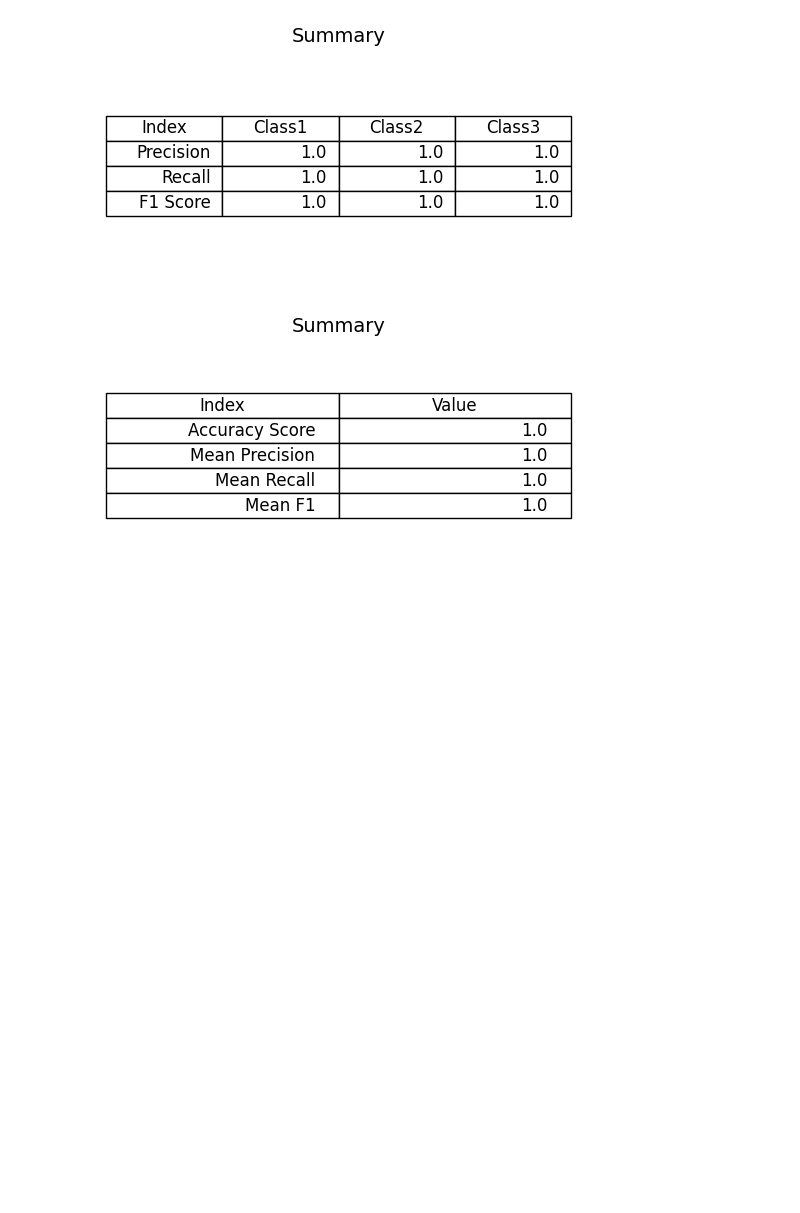
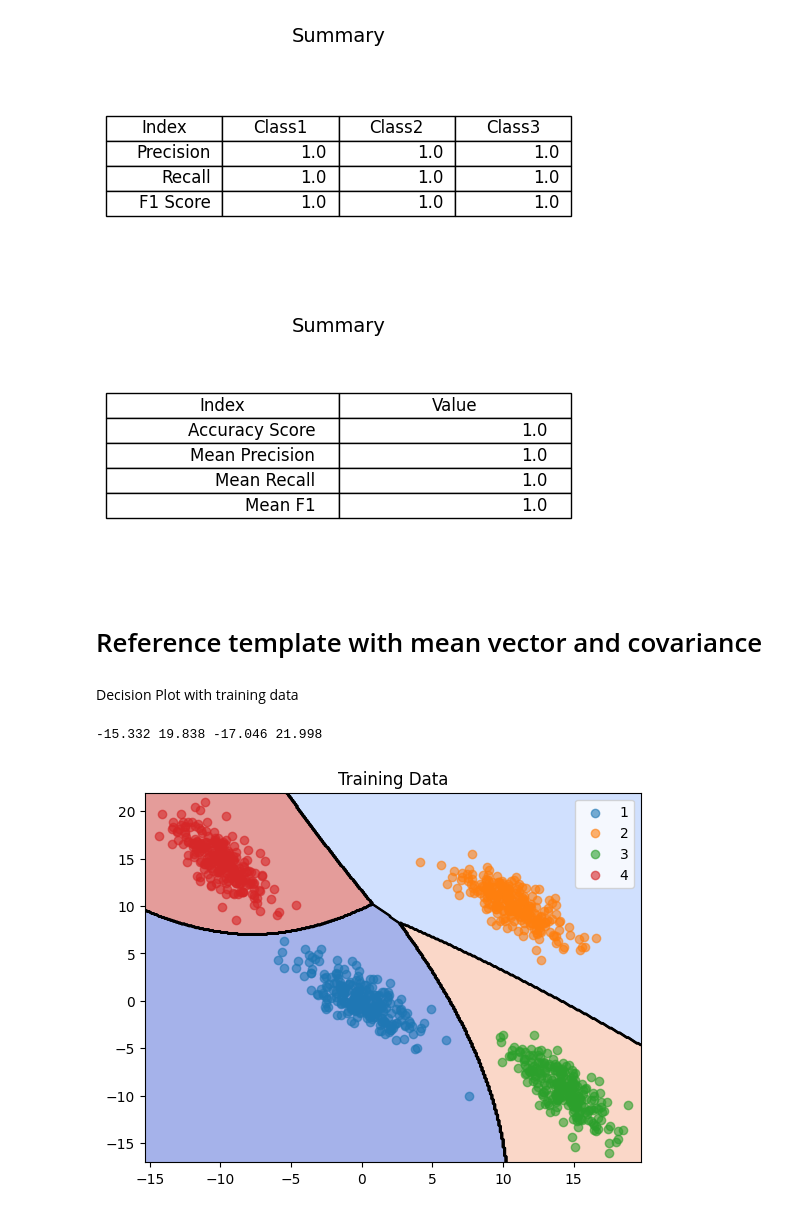
Before and after one commit to amankushwaha25/CS401-IML-Assignment, a Jupyter notebook: LinearSeparable.ipynb, the cells around one changed output. Cells and saved outputs as stored; diff of their text form; code cells hidden in the pictures; blank space fills up the shorter version.

Commit message:
Added reference template-mean, covariance to all

```diff
--- a/LinearSeparable.ipynb
+++ b/LinearSeparable.ipynb
@@ -347,3 +347,47 @@ plot_metric_summary(df_test, y_pred)
 plot_mean_matrix(df_test, y_pred)
 # %% [output]
 [figure]
+# %% [markdown]
+# Reference template with mean vector and covariance
+# %%
+class ReferenceTemplateClassifier_Mahalodian():
+    def __init__(self):
+        self.mean = {}
+        self.covariance = {}
+        self.className = []
+
+    def fit(self, df):
+        groups = df.groupby('className')
+        self.className = df.className.unique()
+        for name, group in groups:
+            self.mean[name] = group[['col1','col2']].mean().to_numpy()
+            self.covariance[name] = group[['col1','col2']].cov().to_numpy()
+
+
+    def predict(self, data_array):
+        y_pred = []
+        for row in data_array:
+            min_distance = float('inf')
+            assigned_class = None
+
+            for name in self.className:
+                distance = np.sqrt(
+                    np.dot(np.dot((row - self.mean[name]).T, np.linalg.inv(self.covariance[name])), (row - self.mean[name]))
+                )
+                if distance < min_distance:
+                    min_distance = distance
+                    assigned_class = name
+            y_pred.append(assigned_class)
+        return np.array(y_pred)
+# %%
+rtc = ReferenceTemplateClassifier_Mahalodian()
+rtc.fit(df)
+test_data = df_test[['col1','col2']].to_numpy()
+y_pred = rtc.predict(test_data)
+# %% [markdown]
+Decision Plot with training data
+# %%
+decision_plot(df, rtc, title="Training Data")
+# %% [output]
+-15.332 19.838 -17.046 21.998
+[figure, added]
```
Also changed, not shown: parts of 4 cells of this notebook, 2 other files.
